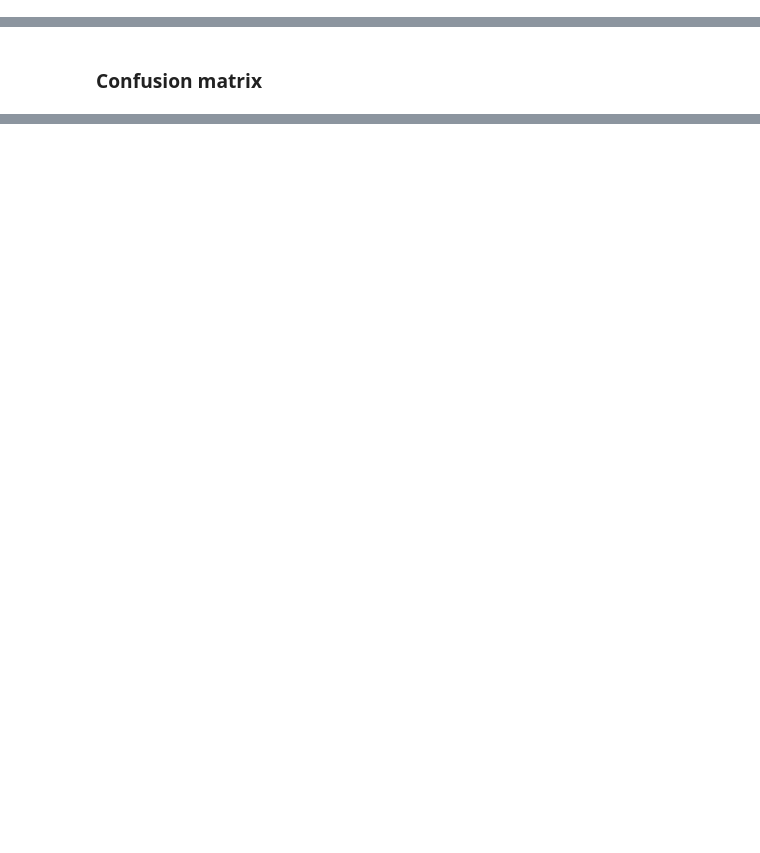
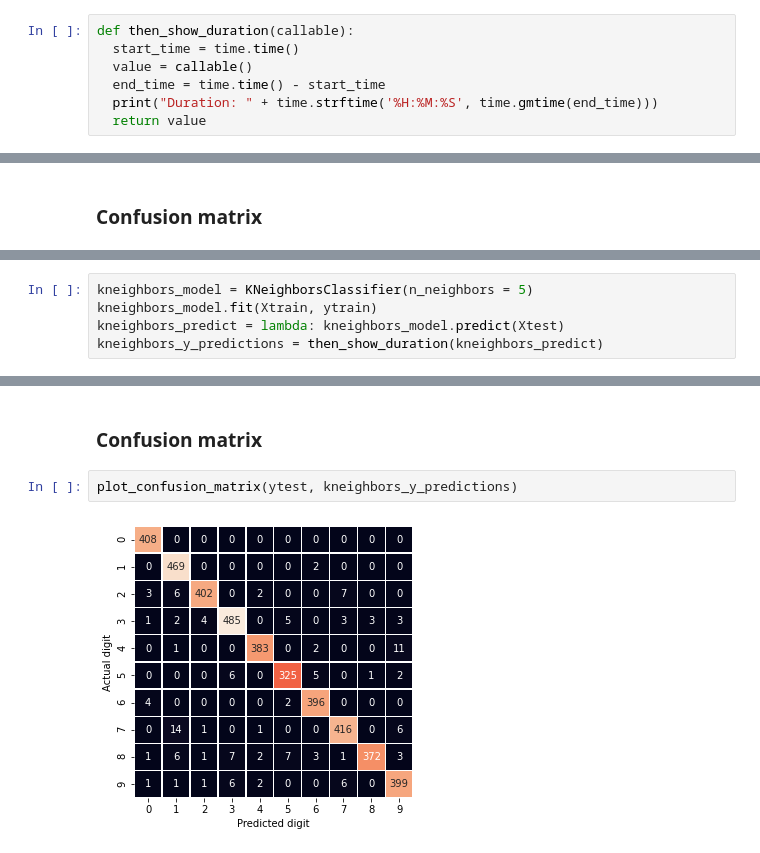
Before and after one commit to Lofaloa/digit-recognizer, a Jupyter notebook: 01.data_exploration.ipynb, the cells around one changed output, grey strips where cells are left out. Saved outputs shown, nothing was run; the diff lists cells and outputs as text; blank space fills up the shorter version.

```diff
--- a/01.data_exploration.ipynb
+++ b/01.data_exploration.ipynb
@@ -62,3 +69,10 @@ def plot_confusion_matrix(y_true, y_pred):
+# %%
+def then_show_duration(callable):
+  start_time = time.time()
+  value = callable()
+  end_time = time.time() - start_time
+  print("Duration: " + time.strftime('%H:%M:%S', time.gmtime(end_time)))
+  return value
 # %% [markdown]
 # Explore the data
 The data files contain gray-scale images of hand-drawn digits, from zero through nine.
@@ -229,0 +268,5 @@ plot_confusion_matrix(ytest, bayes_y_predictions)
+# %%
+kneighbors_model = KNeighborsClassifier(n_neighbors = 5)
+kneighbors_model.fit(Xtrain, ytrain)
+kneighbors_predict = lambda: kneighbors_model.predict(Xtest)
+kneighbors_y_predictions = then_show_duration(kneighbors_predict)
@@ -229,0 +296,6 @@ plot_confusion_matrix(ytest, bayes_y_predictions)
+# %% [markdown]
+### Confusion matrix
+# %%
+plot_confusion_matrix(ytest, kneighbors_y_predictions)
+# %% [output]
+[figure, added]
```
Also changed, not shown: parts of 11 cells of this notebook.
